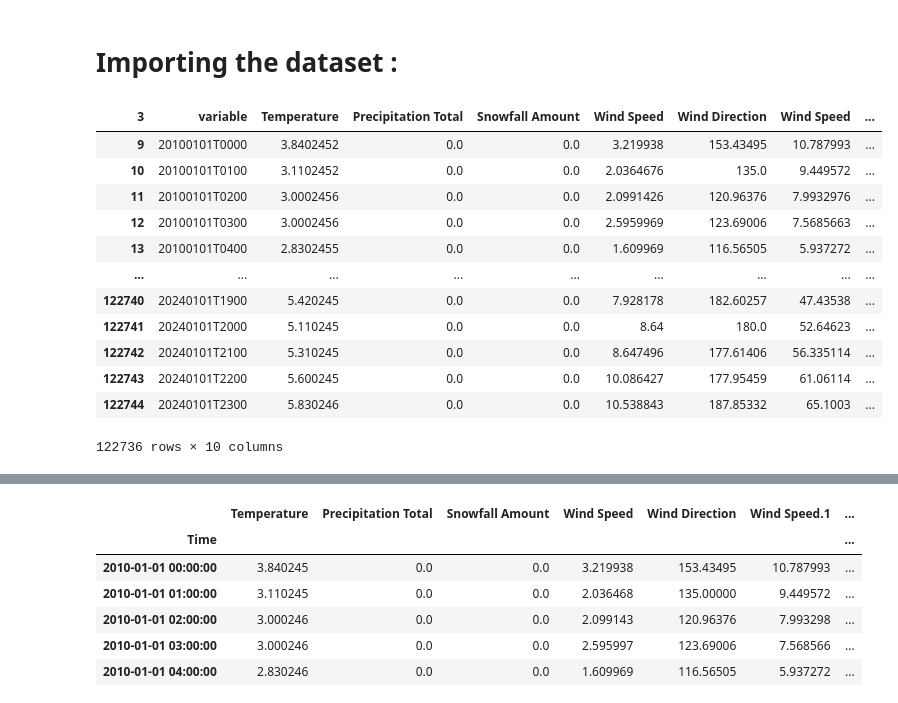
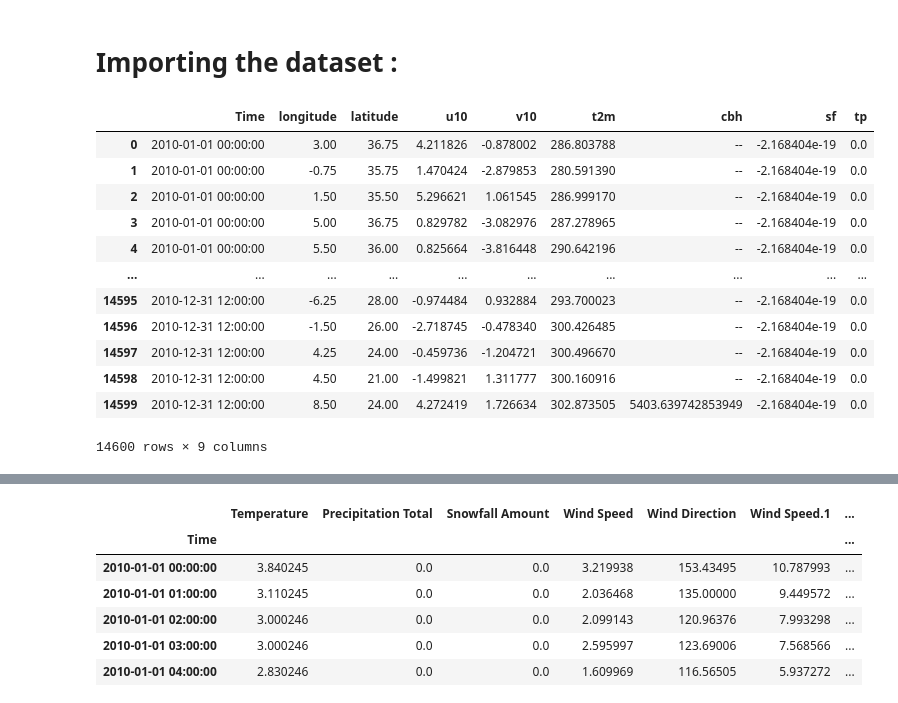
Before and after one commit to MrChaker/Weather-time-series-forcasting, a Jupyter notebook: EDA.ipynb, the cells around one changed output, grey strips where cells are left out. Cells and saved outputs as stored; diff of their text form; code cells hidden in the pictures.

```diff
--- a/EDA.ipynb
+++ b/EDA.ipynb
@@ -7,23 +7,23 @@ import climate_learn as cl
 # %% [markdown]
 # Importing the dataset :
 # %%
-df = pd.read_csv("basel.csv")
+df = pd.read_csv("2010.csv")
 
-df.columns = df.iloc[3]
-
-df.drop([1,2,3, 4, 5, 6, 7, 8, 0], inplace=True)
+#df.columns = df.iloc[3]
+#
+#df.drop([1,2,3, 4, 5, 6, 7, 8, 0], inplace=True)
 df
 # %% [output]
-| 3 | variable | Temperature | Precipitation Total | Snowfall Amount | Wind Speed | Wind Direction | Wind Speed | ... |
-| 9 | 20100101T0000 | 3.8402452 | 0.0 | 0.0 | 3.219938 | 153.43495 | 10.787993 | ... |
-| 10 | 20100101T0100 | 3.1102452 | 0.0 | 0.0 | 2.0364676 | 135.0 | 9.449572 | ... |
-| 11 | 20100101T0200 | 3.0002456 | 0.0 | 0.0 | 2.0991426 | 120.96376 | 7.9932976 | ... |
-| 12 | 20100101T0300 | 3.0002456 | 0.0 | 0.0 | 2.5959969 | 123.69006 | 7.5685663 | ... |
-| 13 | 20100101T0400 | 2.8302455 | 0.0 | 0.0 | 1.609969 | 116.56505 | 5.937272 | ... |
-| ... | ... | ... | ... | ... | ... | ... | ... | ... |
-| 122740 | 20240101T1900 | 5.420245 | 0.0 | 0.0 | 7.928178 | 182.60257 | 47.43538 | ... |
-| 122741 | 20240101T2000 | 5.110245 | 0.0 | 0.0 | 8.64 | 180.0 | 52.64623 | ... |
-| 122742 | 20240101T2100 | 5.310245 | 0.0 | 0.0 | 8.647496 | 177.61406 | 56.335114 | ... |
-| 122743 | 20240101T2200 | 5.600245 | 0.0 | 0.0 | 10.086427 | 177.95459 | 61.06114 | ... |
-| 122744 | 20240101T2300 | 5.830246 | 0.0 | 0.0 | 10.538843 | 187.85332 | 65.1003 | ... |
+|  | Time | longitude | latitude | u10 | v10 | t2m | cbh | sf | tp |
+| 0 | 2010-01-01 00:00:00 | 3.00 | 36.75 | 4.211826 | -0.878002 | 286.803788 | -- | -2.168404e-19 | 0.0 |
+| 1 | 2010-01-01 00:00:00 | -0.75 | 35.75 | 1.470424 | -2.879853 | 280.591390 | -- | -2.168404e-19 | 0.0 |
+| 2 | 2010-01-01 00:00:00 | 1.50 | 35.50 | 5.296621 | 1.061545 | 286.999170 | -- | -2.168404e-19 | 0.0 |
+| 3 | 2010-01-01 00:00:00 | 5.00 | 36.75 | 0.829782 | -3.082976 | 287.278965 | -- | -2.168404e-19 | 0.0 |
+| 4 | 2010-01-01 00:00:00 | 5.50 | 36.00 | 0.825664 | -3.816448 | 290.642196 | -- | -2.168404e-19 | 0.0 |
+| ... | ... | ... | ... | ... | ... | ... | ... | ... | ... |
+| 14595 | 2010-12-31 12:00:00 | -6.25 | 28.00 | -0.974484 | 0.932884 | 293.700023 | -- | -2.168404e-19 | 0.0 |
+| 14596 | 2010-12-31 12:00:00 | -1.50 | 26.00 | -2.718745 | -0.478340 | 300.426485 | -- | -2.168404e-19 | 0.0 |
+| 14597 | 2010-12-31 12:00:00 | 4.25 | 24.00 | -0.459736 | -1.204721 | 300.496670 | -- | -2.168404e-19 | 0.0 |
+| 14598 | 2010-12-31 12:00:00 | 4.50 | 21.00 | -1.499821 | 1.311777 | 300.160916 | -- | -2.168404e-19 | 0.0 |
+| 14599 | 2010-12-31 12:00:00 | 8.50 | 24.00 | 4.272419 | 1.726634 | 302.873505 | 5403.639742853949 | -2.168404e-19 | 0.0 |
-122736 rows × 10 columns
+14600 rows × 9 columns
```
Also changed, not shown: parts of 2 cells of this notebook, 6 other files.
